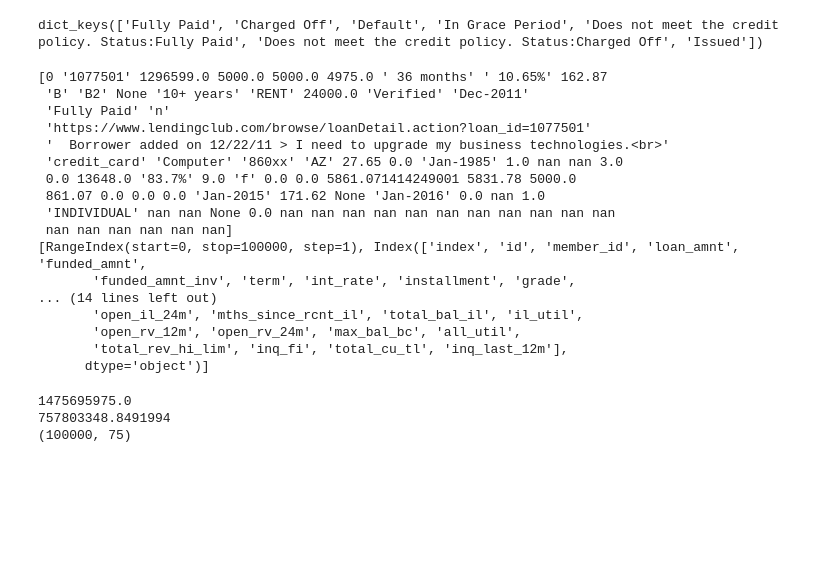
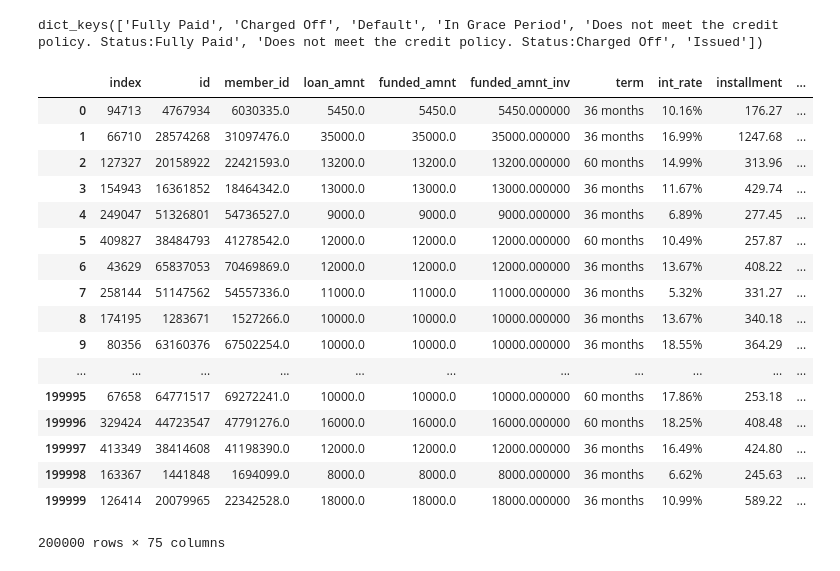
Before and after one commit to a2evans/loan_driving2, a Jupyter notebook: assignment#2.ipynb, the cells around one changed output. Saved outputs shown, nothing was run; the diff lists cells and outputs as text; code cells hidden in the pictures; blank space fills up the shorter version.

Commit message:
Split random 200,000 pull into train and validation sets

```diff
--- a/assignment#2.ipynb
+++ b/assignment#2.ipynb
@@ -79,34 +80,39 @@ print(l_status_dict.keys())
 dict_keys(['Fully Paid', 'Charged Off', 'Default', 'In Grace Period', 'Does not meet the credit policy. Status:Fully Paid', 'Does not meet the credit policy. Status:Charged Off', 'Issued'])
 # %%
 conn = sqlite3.connect(curr_path+"/lending-club-loan-data/database.sqlite")
-# very important, select a random sample of the data for our training set
-df = pd.read_sql_query("select * from loan where id in(select id from loan order by random() limit 100000);", conn)
-print(df.values[0])
-print(df.axes)
+# very important, select a random sample of the data for our training set & validation sets
+df = pd.read_sql_query("select * from loan where id in(select id from loan order by random() limit 200000);", conn)
+# df_validation = pd.read_sql_query("select * from loan where id in(selec id from loan order by random() limit 100000);", conn)
-# %% [output]
-[0 '1077501' 1296599.0 5000.0 5000.0 4975.0 ' 36 months' ' 10.65%' 162.87
- 'B' 'B2' None '10+ years' 'RENT' 24000.0 'Verified' 'Dec-2011'
- 'Fully Paid' 'n'
- 'https://www.lendingclub.com/browse/loanDetail.action?loan_id=1077501'
- '  Borrower added on 12/22/11 > I need to upgrade my business technologies.<br>'
- 'credit_card' 'Computer' '860xx' 'AZ' 27.65 0.0 'Jan-1985' 1.0 nan nan 3.0
- 0.0 13648.0 '83.7%' 9.0 'f' 0.0 0.0 5861.071414249001 5831.78 5000.0
- 861.07 0.0 0.0 0.0 'Jan-2015' 171.62 None 'Jan-2016' 0.0 nan 1.0
- 'INDIVIDUAL' nan nan None 0.0 nan nan nan nan nan nan nan nan nan nan nan
- nan nan nan nan nan nan]
-[RangeIndex(start=0, stop=100000, step=1), Index(['index', 'id', 'member_id', 'loan_amnt', 'funded_amnt',
-       'funded_amnt_inv', 'term', 'int_rate', 'installment', 'grade',
-... (14 lines left out)
-       'open_il_24m', 'mths_since_rcnt_il', 'total_bal_il', 'il_util',
-       'open_rv_12m', 'open_rv_24m', 'max_bal_bc', 'all_util',
-       'total_rev_hi_lim', 'inq_fi', 'total_cu_tl', 'inq_last_12m'],
-      dtype='object')]
+# %%
+# split the data sets into training and validation
+#for row in df.itertuples():
+#   print(row[1])
+# shuffle that dataframe
+df = df.sample(frac=1).reset_index(drop=True)
+data_train = df[:len(df)]
+data_validation = df[len(df):]
 # %%
 #$ df.sum(1)
-print(df['loan_amnt'].sum(0))
-print(df['total_pymnt'].sum(0))
-print(df.shape)
+# print(df['loan_amnt'].sum(0))
+#print(df['total_pymnt'].sum(0))
+#print(df.shape)
+display(data_train)
 # %% [output]
+|  | index | id | member_id | loan_amnt | funded_amnt | funded_amnt_inv | term | int_rate | installment | ... |
+| 0 | 94713 | 4767934 | 6030335.0 | 5450.0 | 5450.0 | 5450.000000 | 36 months | 10.16% | 176.27 | ... |
+| 1 | 66710 | 28574268 | 31097476.0 | 35000.0 | 35000.0 | 35000.000000 | 36 months | 16.99% | 1247.68 | ... |
+| 2 | 127327 | 20158922 | 22421593.0 | 13200.0 | 13200.0 | 13200.000000 | 60 months | 14.99% | 313.96 | ... |
+| 3 | 154943 | 16361852 | 18464342.0 | 13000.0 | 13000.0 | 13000.000000 | 36 months | 11.67% | 429.74 | ... |
+| 4 | 249047 | 51326801 | 54736527.0 | 9000.0 | 9000.0 | 9000.000000 | 36 months | 6.89% | 277.45 | ... |
+| 5 | 409827 | 38484793 | 41278542.0 | 12000.0 | 12000.0 | 12000.000000 | 60 months | 10.49% | 257.87 | ... |
+| 6 | 43629 | 65837053 | 70469869.0 | 12000.0 | 12000.0 | 12000.000000 | 36 months | 13.67% | 408.22 | ... |
+| 7 | 258144 | 51147562 | 54557336.0 | 11000.0 | 11000.0 | 11000.000000 | 36 months | 5.32% | 331.27 | ... |
+| 8 | 174195 | 1283671 | 1527266.0 | 10000.0 | 10000.0 | 10000.000000 | 36 months | 13.67% | 340.18 | ... |
+| 9 | 80356 | 63160376 | 67502254.0 | 10000.0 | 10000.0 | 10000.000000 | 36 months | 18.55% | 364.29 | ... |
+| ... | ... | ... | ... | ... | ... | ... | ... | ... | ... | ... |
+| 199995 | 67658 | 64771517 | 69272241.0 | 10000.0 | 10000.0 | 10000.000000 | 60 months | 17.86% | 253.18 | ... |
+| 199996 | 329424 | 44723547 | 47791276.0 | 16000.0 | 16000.0 | 16000.000000 | 60 months | 18.25% | 408.48 | ... |
+| 199997 | 413349 | 38414608 | 41198390.0 | 12000.0 | 12000.0 | 12000.000000 | 36 months | 16.49% | 424.80 | ... |
+| 199998 | 163367 | 1441848 | 1694099.0 | 8000.0 | 8000.0 | 8000.000000 | 36 months | 6.62% | 245.63 | ... |
+| 199999 | 126414 | 20079965 | 22342528.0 | 18000.0 | 18000.0 | 18000.000000 | 36 months | 10.99% | 589.22 | ... |
-1475695975.0
-757803348.8491994
-(100000, 75)
+200000 rows × 75 columns
```
Also changed, not shown: parts of 4 cells of this notebook.
